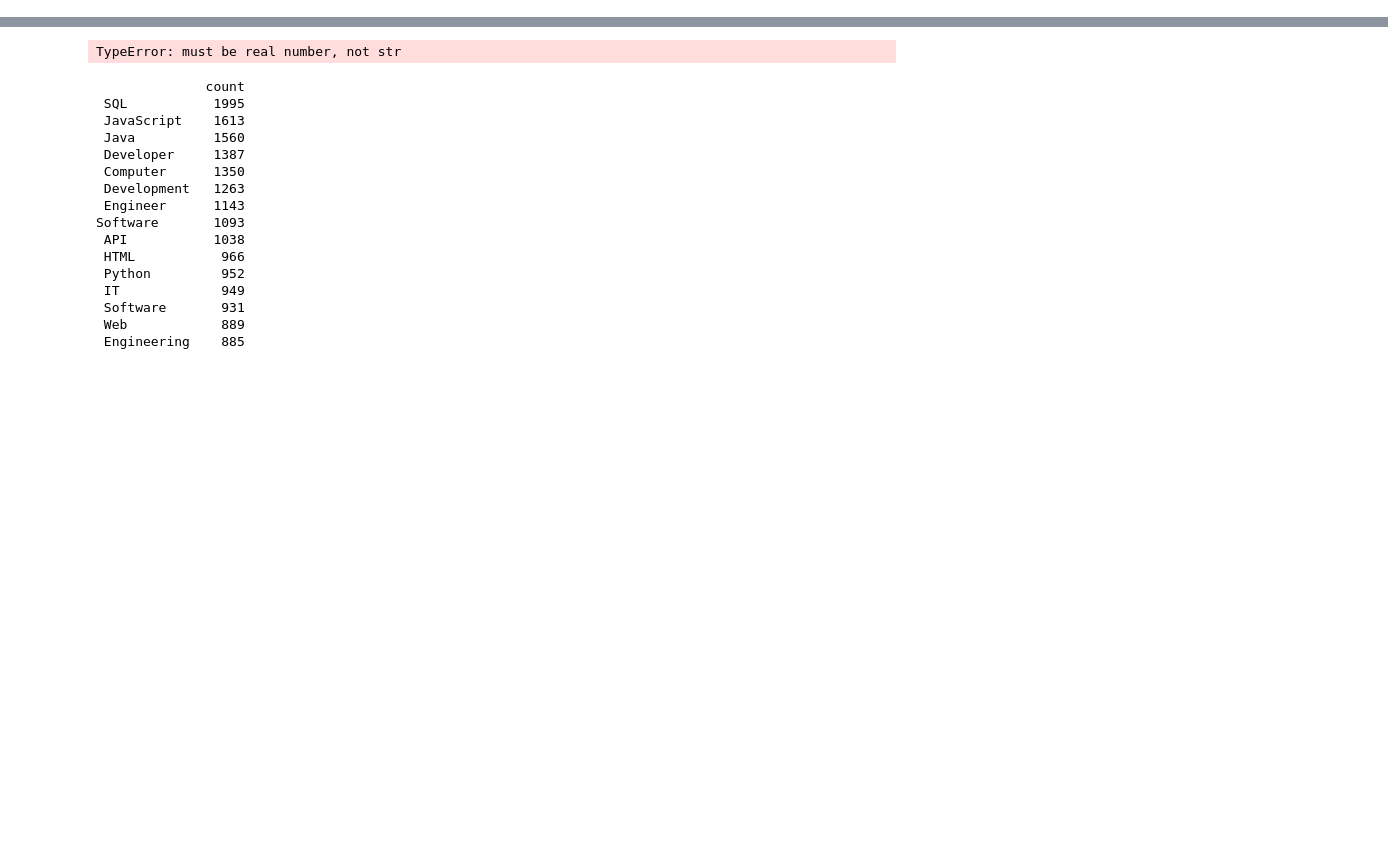
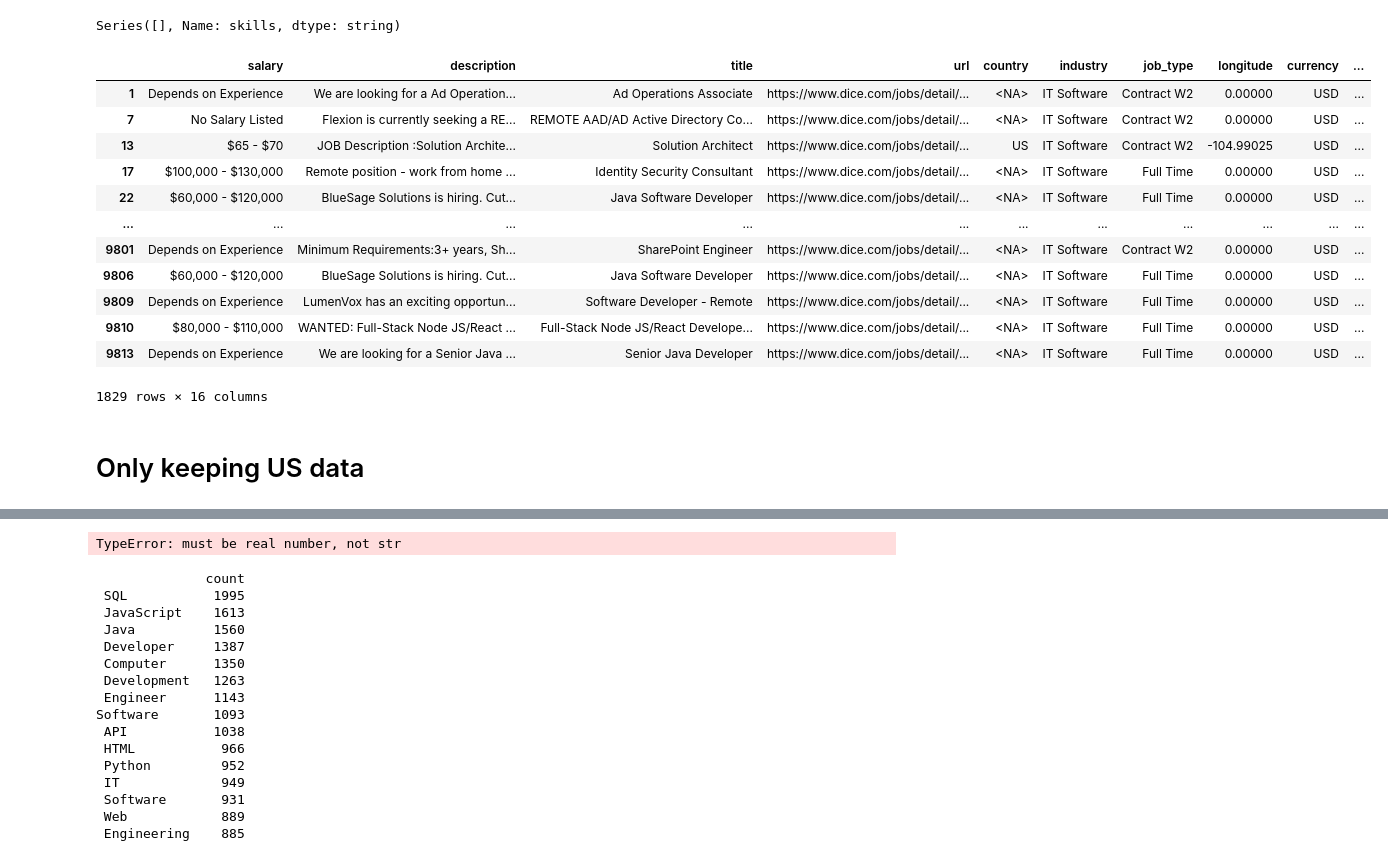
Before and after one commit to harsh-jain101/2023Spr_projects, a Jupyter notebook: Dice.ipynb, the cells around one changed output, grey strips where cells are left out. Drawn from its saved outputs; the diff is of its cells as text; code cells hidden in the pictures; blank space fills up the shorter version.

```diff
--- a/Dice.ipynb
+++ b/Dice.ipynb
@@ -20,0 +45,3 @@ s#Cleaning the dataset
+# %%
+df = dice.drop(['crawled_at', 'raw_description', '_id', 'source'], axis=1)
+df.head()
@@ -20,0 +55,7 @@ s#Cleaning the dataset
+# %%
+data_types = {'salary': 'string', 'description': 'string', 'title': 'string', 'url': 'string',
+             'country': 'string', 'industry': 'string', 'job_type': 'string', 'longitude': 'float64', 'currency': 'string',
+             'education_requirements': 'string', 'postal_code': 'string', 'location': 'string', 'skills': 'string',
+             'latitude': 'float64', 'company': 'string', 'posted_at': 'datetime64'}
+df = df.astype(data_types)
+df.info()
@@ -20,0 +95,25 @@ s#Cleaning the dataset
+# %%
+df['skills'].replace(np.nan, '', inplace=True)
+df.loc[df.skills.isna(), 'skills']
+# %% [output]
+Series([], Name: skills, dtype: string)
+# %%
+df.replace('', np.nan, inplace=True)
+# %%
+df.loc[df.isna().any(axis=1), :]
+# %% [output]
+|  | salary | description | title | url | country | industry | job_type | longitude | currency | ... |
+| 1 | Depends on Experience | We are looking for a Ad Operation... | Ad Operations Associate | https://www.dice.com/jobs/detail/... | <NA> | IT Software | Contract W2 | 0.00000 | USD | ... |
+| 7 | No Salary Listed | Flexion is currently seeking a RE... | REMOTE AAD/AD Active Directory Co... | https://www.dice.com/jobs/detail/... | <NA> | IT Software | Contract W2 | 0.00000 | USD | ... |
+| 13 | $65 - $70 | JOB Description :Solution Archite... | Solution Architect | https://www.dice.com/jobs/detail/... | US | IT Software | Contract W2 | -104.99025 | USD | ... |
+| 17 | $100,000 - $130,000 | Remote position - work from home ... | Identity Security Consultant | https://www.dice.com/jobs/detail/... | <NA> | IT Software | Full Time | 0.00000 | USD | ... |
+| 22 | $60,000 - $120,000 | BlueSage Solutions is hiring. Cut... | Java Software Developer | https://www.dice.com/jobs/detail/... | <NA> | IT Software | Full Time | 0.00000 | USD | ... |
+| ... | ... | ... | ... | ... | ... | ... | ... | ... | ... | ... |
+| 9801 | Depends on Experience | Minimum Requirements:3+ years, Sh... | SharePoint Engineer | https://www.dice.com/jobs/detail/... | <NA> | IT Software | Contract W2 | 0.00000 | USD | ... |
+| 9806 | $60,000 - $120,000 | BlueSage Solutions is hiring. Cut... | Java Software Developer | https://www.dice.com/jobs/detail/... | <NA> | IT Software | Full Time | 0.00000 | USD | ... |
+| 9809 | Depends on Experience | LumenVox has an exciting opportun... | Software Developer - Remote | https://www.dice.com/jobs/detail/... | <NA> | IT Software | Full Time | 0.00000 | USD | ... |
+| 9810 | $80,000 - $110,000 | WANTED: Full-Stack Node JS/React ... | Full-Stack Node JS/React Develope... | https://www.dice.com/jobs/detail/... | <NA> | IT Software | Full Time | 0.00000 | USD | ... |
+| 9813 | Depends on Experience | We are looking for a Senior Java ... | Senior Java Developer | https://www.dice.com/jobs/detail/... | <NA> | IT Software | Full Time | 0.00000 | USD | ... |
+1829 rows × 16 columns
+# %% [markdown]
+# Only keeping US data
```
Also changed, not shown: parts of 46 cells of this notebook, 2 other files.
